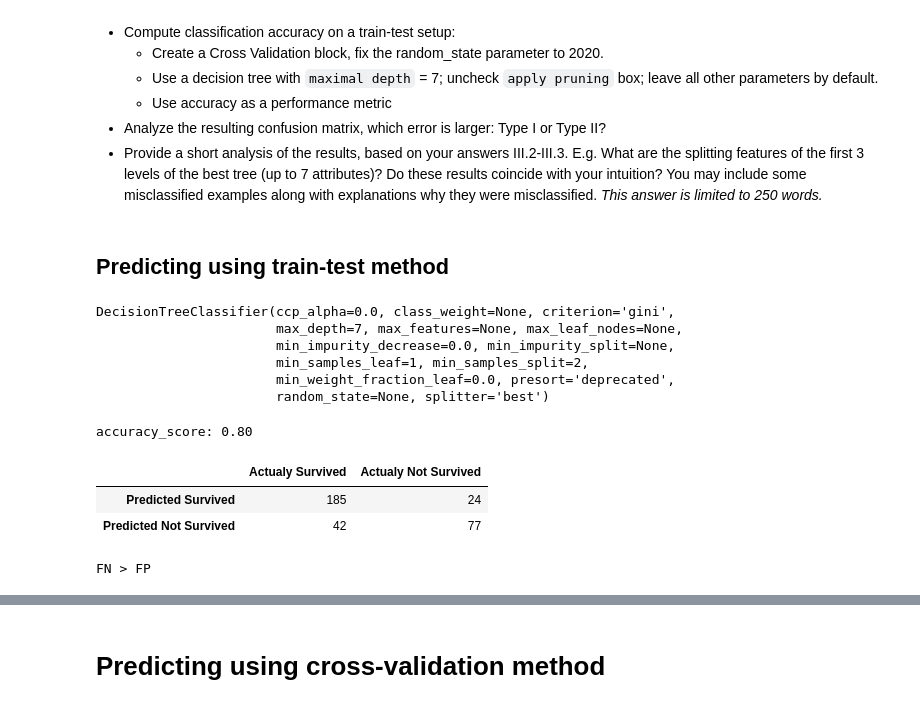
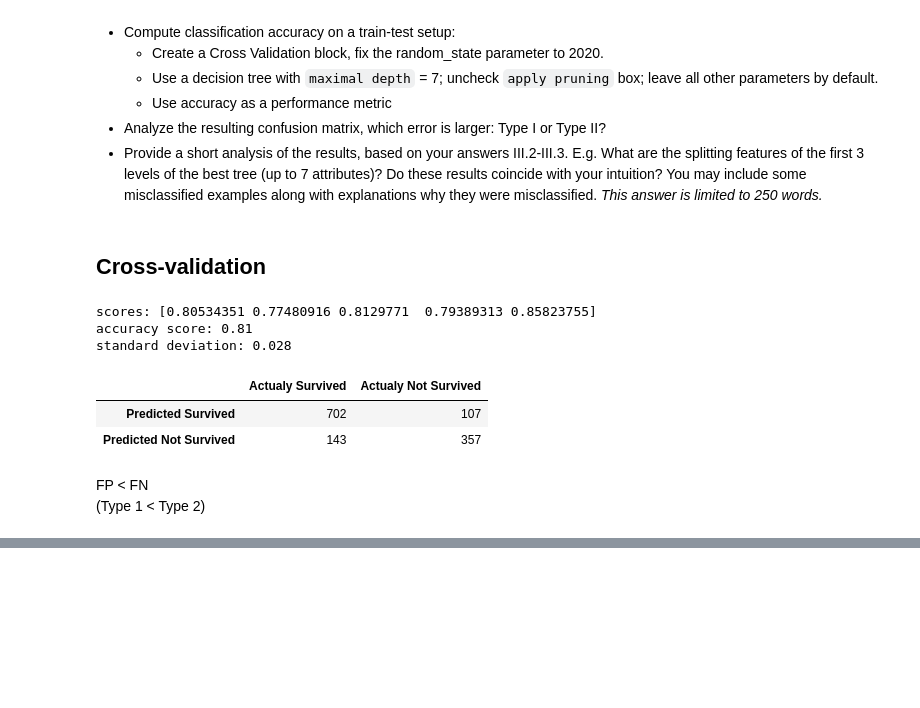
Before and after one commit to demidafonichev/hse-data-science-in-business-2020, a Jupyter notebook: HW2/HW2.ipynb, the cells around one changed output, grey strips where cells are left out. Drawn from its saved outputs; the diff is of its cells as text; code cells hidden in the pictures; blank space fills up the shorter version.

```diff
--- a/HW2/HW2.ipynb
+++ b/HW2/HW2.ipynb
@@ -225,38 +217,55 @@ titanic.head()
 # %%
 y = titanic['Survived']
 X = titanic.drop(['Survived'], axis=1)
-# %% [markdown]
-## Predicting using train-test method
-# %%
-X_train, X_test, y_train, y_test = train_test_split(X, y, random_state=2020)
-# %%
-titanic_model = DecisionTreeClassifier(max_depth=7)
-titanic_model.fit(X_train, y_train)
-# %% [output]
-DecisionTreeClassifier(ccp_alpha=0.0, class_weight=None, criterion='gini',
-                       max_depth=7, max_features=None, max_leaf_nodes=None,
-                       min_impurity_decrease=0.0, min_impurity_split=None,
-                       min_samples_leaf=1, min_samples_split=2,
-                       min_weight_fraction_leaf=0.0, presort='deprecated',
-                       random_state=None, splitter='best')
-# %%
-y_pred = titanic_model.predict(X_test)
-# %%
-print(f'accuracy_score: {accuracy_score(y_test, y_pred):.2f}')
-# %% [output]
-accuracy_score: 0.80
+# %% [markdown]
+## Cross-validation
+# %%
+kf = KFold(shuffle=True, random_state=2020)
+
+scores = np.array([])
+best_score = 0
+best_model = None
+
+y_predicted = np.array([])
+y_actual = np.array([])
+
+for train_index, valid_index in kf.split(X, y):
+    X_train, X_valid = X.iloc[train_index], X.iloc[valid_index]
+    y_train, y_valid = y.iloc[train_index], y.iloc[valid_index]
+
+    model = DecisionTreeClassifier(max_depth=7)
+    model.fit(X_train, y_train)
+
+    y_pred = model.predict(X_valid)
+    score = accuracy_score(y_valid, y_pred)
+
+    y_actual = np.concatenate((y_actual, y_valid))
+    y_predicted = np.concatenate((y_predicted, y_pred))
+
+    if score > best_score:
+        best_score = score
+        best_model = model
+
+    scores = np.append(scores, [score])
+# %%
+print(f'scores: {scores}')
+print(f'accuracy score: {accuracy_score(y_actual, y_predicted):.2f}')
+print(f'standard deviation: {scores.std():.3f}')
+# %% [output]
+scores: [0.80534351 0.77480916 0.8129771  0.79389313 0.85823755]
+accuracy score: 0.81
+standard deviation: 0.028
 # %%
-cm = pd.DataFrame(confusion_matrix(y_test, y_pred),
+cm = pd.DataFrame(confusion_matrix(y_actual, y_predicted),
                   columns=["Actualy Survived", "Actualy Not Survived"],
                   index=["Predicted Survived", "Predicted Not Survived"])
 cm
 # %% [output]
 |  | Actualy Survived | Actualy Not Survived |
-| Predicted Survived | 185 | 24 |
-| Predicted Not Survived | 42 | 77 |
+| Predicted Survived | 702 | 107 |
+| Predicted Not Survived | 143 | 357 |
-# %%
-print('FN > FP')
-# %% [output]
-FN > FP
+# %% [markdown]
+FP < FN
+(Type 1 < Type 2)
 # %%
 graph = graphviz.Source(
@@ -268,5 +277,3 @@ graph = graphviz.Source(
 graph
 # %% [output]
 [drawing not drawn]
-# %% [markdown]
-# Predicting using cross-validation method
```
Also changed, not shown: parts of 16 cells of this notebook.
